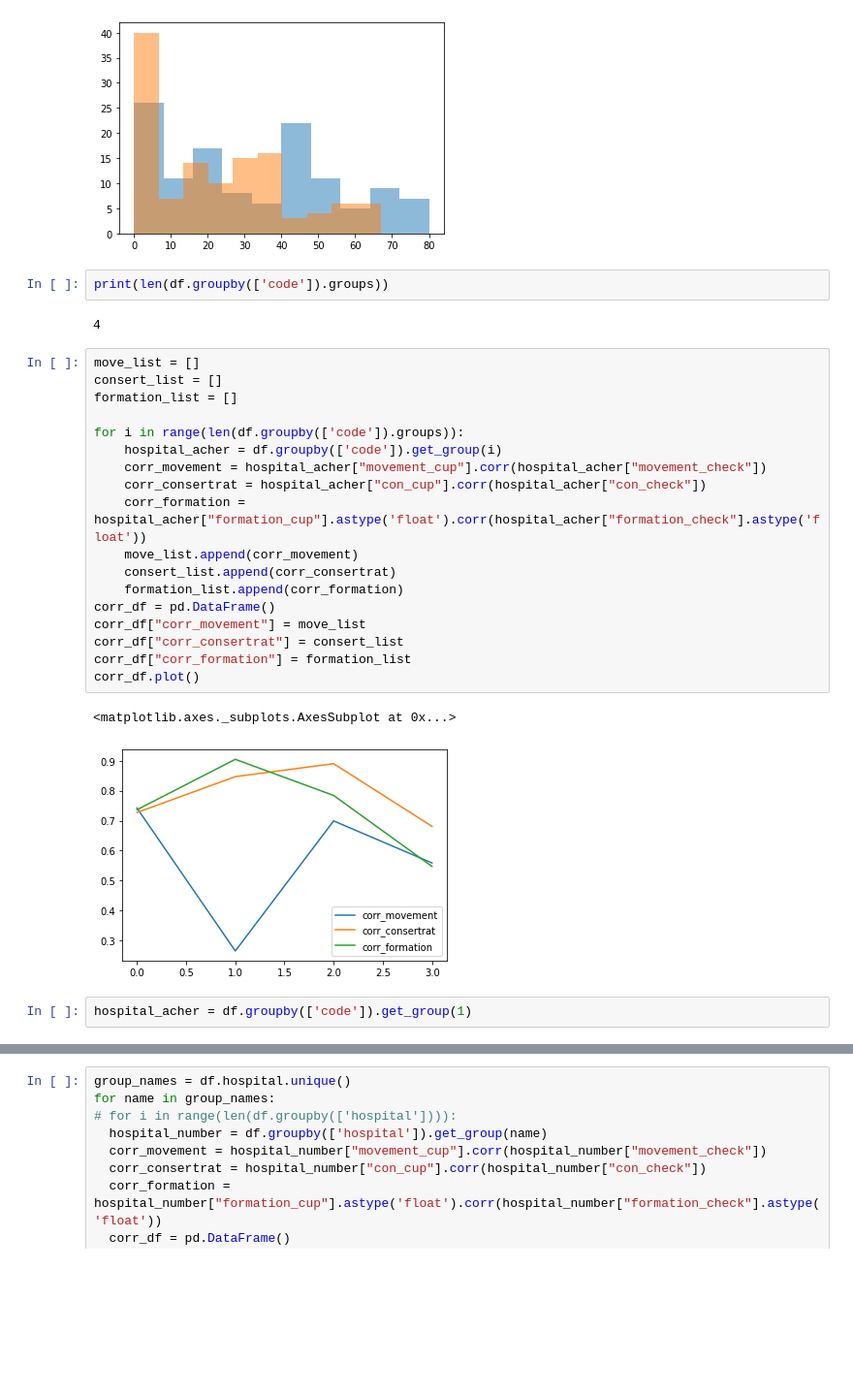
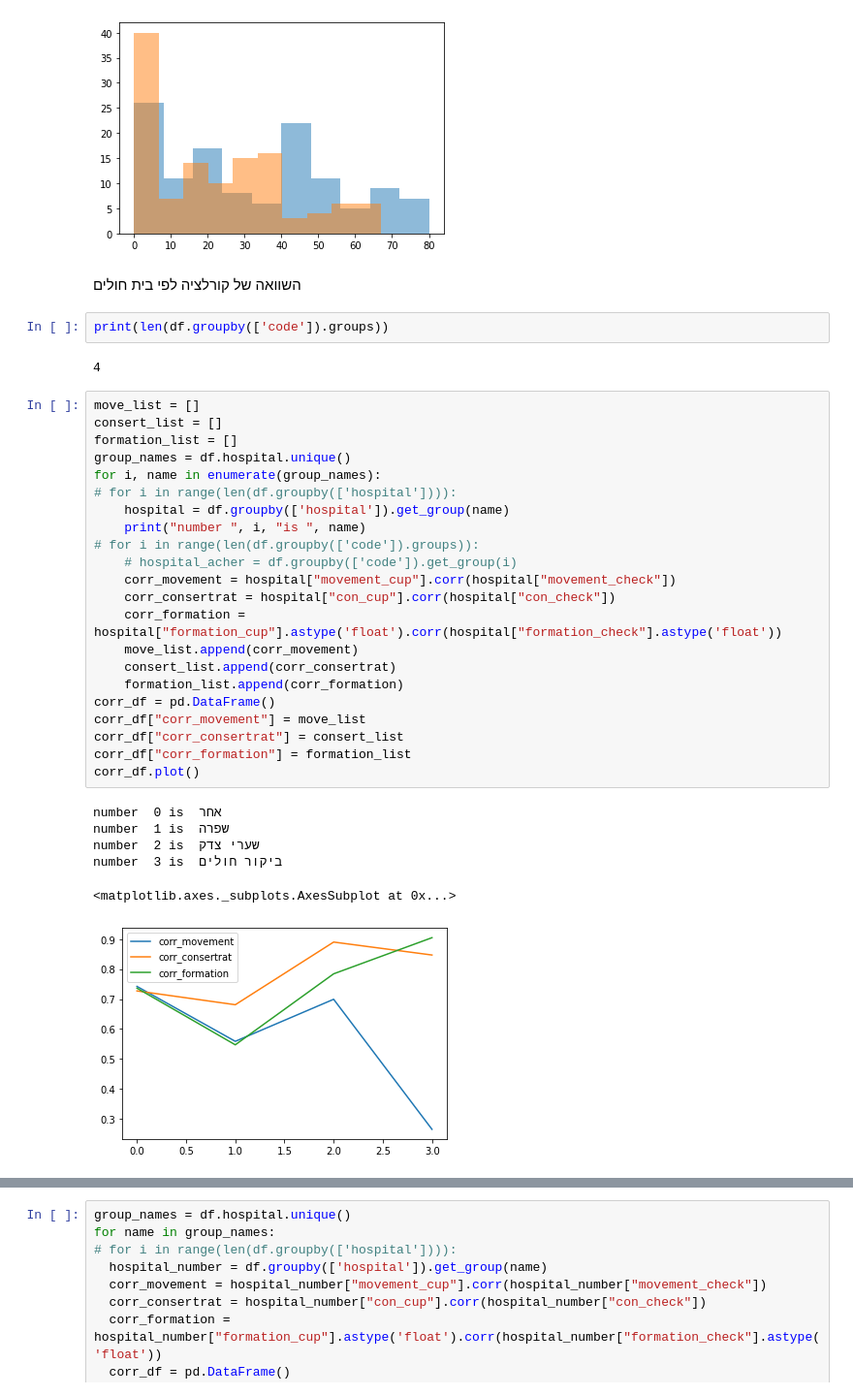
Before and after one commit to aviadm24/jupyter, a Jupyter notebook: machonPuah.ipynb, the cells around one changed output, grey strips where cells are left out. Shown: that part at 97% size. Saved outputs shown, nothing was run; the diff lists cells and outputs as text; blank space fills up the shorter version.

```diff
--- a/machonPuah.ipynb
+++ b/machonPuah.ipynb
@@ -100,6 +111,8 @@ for col in ["moveCheck","moveCup"]:
     plt.hist(plotDf[col], alpha=0.5)
 # %% [output]
 [figure]
+# %% [markdown]
+השוואה של קורלציה לפי בית חולים
 # %%
 print(len(df.groupby(['code']).groups))
 # %% [output]
@@ -107,23 +120,29 @@ print(len(df.groupby(['code']).groups))
 # %%
 move_list = []
 consert_list = []
 formation_list = []
-
-for i in range(len(df.groupby(['code']).groups)):
-    hospital_acher = df.groupby(['code']).get_group(i)
-    corr_movement = hospital_acher["movement_cup"].corr(hospital_acher["movement_check"])
-    corr_consertrat = hospital_acher["con_cup"].corr(hospital_acher["con_check"])
-    corr_formation = hospital_acher["formation_cup"].astype('float').corr(hospital_acher["formation_check"].astype('float'))
+group_names = df.hospital.unique()
+for i, name in enumerate(group_names):
+# for i in range(len(df.groupby(['hospital']))):
+    hospital = df.groupby(['hospital']).get_group(name)
+    print("number ", i, "is ", name)
+# for i in range(len(df.groupby(['code']).groups)):
+    # hospital_acher = df.groupby(['code']).get_group(i)
+    corr_movement = hospital["movement_cup"].corr(hospital["movement_check"])
+    corr_consertrat = hospital["con_cup"].corr(hospital["con_check"])
+    corr_formation = hospital["formation_cup"].astype('float').corr(hospital["formation_check"].astype('float'))
     move_list.append(corr_movement)
     consert_list.append(corr_consertrat)
     formation_list.append(corr_formation)
 corr_df = pd.DataFrame()
 corr_df["corr_movement"] = move_list
 corr_df["corr_consertrat"] = consert_list
 corr_df["corr_formation"] = formation_list
 corr_df.plot()
 # %% [output]
-<matplotlib.axes._subplots.AxesSubplot at 0x...>
+number  0 is  אחר
+number  1 is  שפרה
+number  2 is  שערי צדק
+number  3 is  ביקור חולים
+<matplotlib.axes._subplots.AxesSubplot at 0x...>
-[figure, old version]
+[figure, new version]
-# %%
-hospital_acher = df.groupby(['code']).get_group(1)
```
Also changed, not shown: parts of 11 cells of this notebook.
